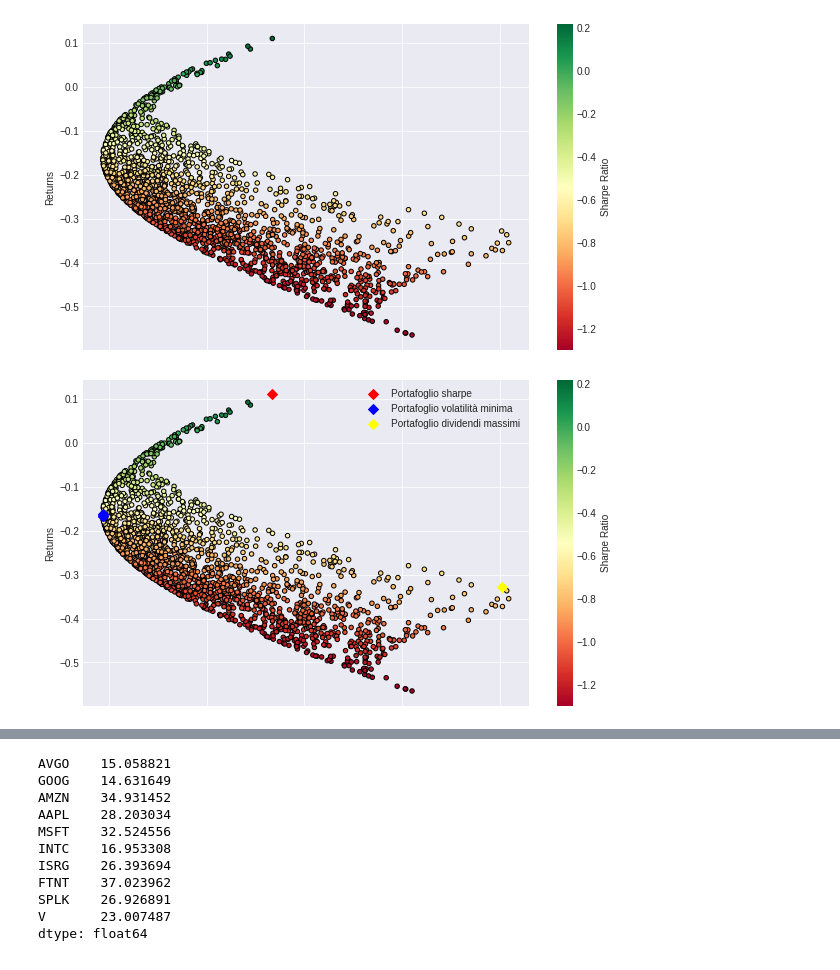
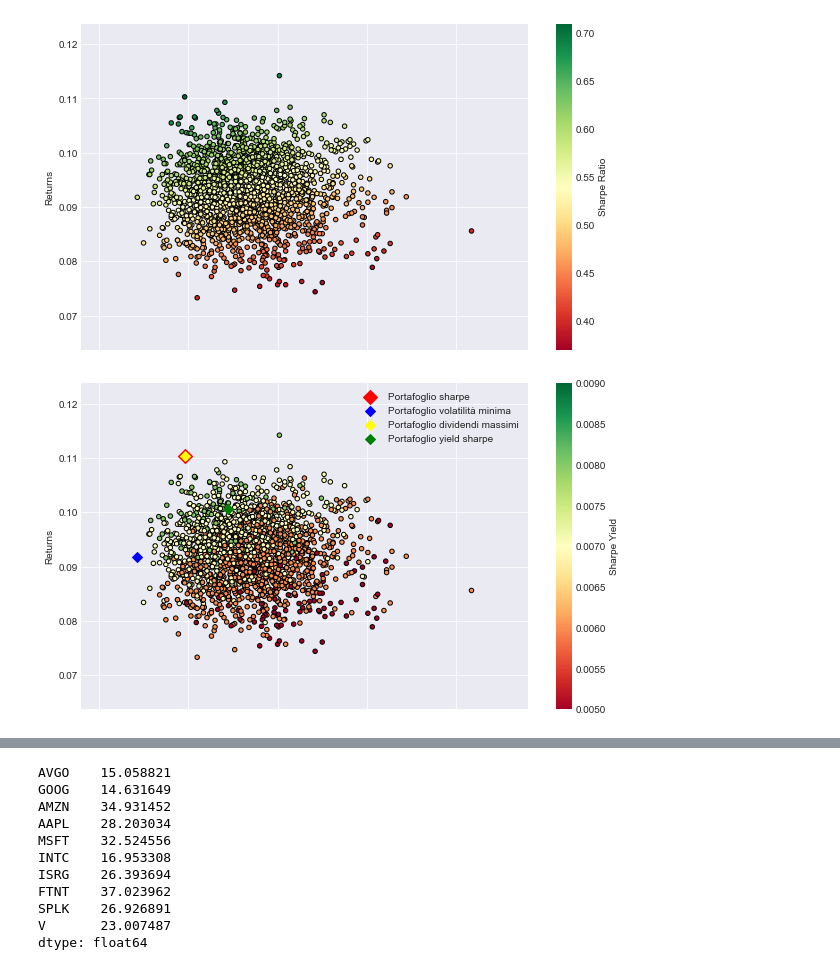
Before and after one commit to Gambi97/Portfolio-Optimization, a Jupyter notebook: portopt.ipynb, the cells around one changed output, grey strips where cells are left out. Drawn from its saved outputs; the diff is of its cells as text; code cells hidden in the pictures.

Commit message:
add indicatore
è da mettere a posto

```diff
--- a/portopt.ipynb
+++ b/portopt.ipynb
@@ -16,10 +16,10 @@ import seaborn as sns
 # %%
 #estrapolo i dati  per trovare la combinazione di portafoglio adeguata
 
-start_date = '2020-1-1'
-end_date = '2020-4-25'
+start_date = '2016-11-3'
+end_date = '2020-04-29'
 capitale = 100
-assets=['PSA', 'TLS', 'FCA']
+assets= ['T']
 
 #Dataframe per valori di chiusura
 pf_data = pd.DataFrame()
@@ -82,6 +83,7 @@ pfoglio_volatilities=[]
 pfoglio_weights=[]
 pfoglio_sharpe_ratio = []
 pfoglio_dividends = []
+pfoglio_sharpe_yield = []
 risk_free = 0.025 #bot 10 anni US
 stock_value = (pf_data.values[0]) #valore della stock allo start_date
                                   #verificare che il primo valore non sia un NaN
@@ -97,16 +99,19 @@ for x in range (2000):
     sharpe_ratio = np.around((returns - risk_free)/volatility,2)
     n_stocks = capitale*weights/stock_value
     dividends = np.around(np.sum((pf_div*n_stocks).sum(axis = 0)),2)
+    sharpe_yield = np.round(sharpe_ratio/dividends,3) #indicatore per trovare il miglior rapporto sharpe_divid
 
     pfoglio_weights.append(weights)
     pfoglio_returns.append(returns)
     pfoglio_volatilities.append(volatility)
     pfoglio_sharpe_ratio.append(sharpe_ratio)
     pfoglio_dividends.append(dividends)
+    pfoglio_sharpe_yield.append(sharpe_yield)
 
 
 portfoglios=pd.DataFrame({'Return': pfoglio_returns, 'Volatility': pfoglio_volatilities,
-                          'Sharpe Ratio': pfoglio_sharpe_ratio, 'Dividends': pfoglio_dividends})
+                          'Sharpe Ratio': pfoglio_sharpe_ratio, 'Dividends': pfoglio_dividends,
+                          'Sharpe Yield': pfoglio_sharpe_yield})
 portfoglios=pd.concat([portfoglios, pd.DataFrame(pfoglio_weights)], axis=1);
-columns_name = [ 'Returns', 'Volatility','Sharpe Ratio', 'Dividends'] + ["Weight_" + assets for assets in assets]
+columns_name = [ 'Returns', 'Volatility','Sharpe Ratio', 'Dividends', 'Sharpe Yield'] + ["Weight_" + assets for assets in assets]
 portfoglios.columns= columns_name
@@ -117,28 +143,32 @@ plt.style.use('seaborn-dark')
 portfoglios.plot( x='Volatility', y='Returns', kind='scatter',figsize=(10,6),
                   c='Sharpe Ratio', cmap='RdYlGn', edgecolors='black',grid=True);
 # %% [output]
-[figure, old version]
+[figure, new version]
 # %%
 min_volatility = portfoglios['Volatility'].min()
 max_sharpe = portfoglios['Sharpe Ratio'].max()
 max_yield = portfoglios['Dividends'].max()
+max_yieldsharpe = portfoglios['Sharpe Yield'].max()
 # use the min, max values to locate and create the two special portfolios
 sharpe_portfolio = portfoglios.loc[portfoglios['Sharpe Ratio'] == max_sharpe]
 min_variance_port = portfoglios.loc[portfoglios['Volatility'] == min_volatility]
 dividends_port = portfoglios.loc[portfoglios['Dividends'] == max_yield]
+maximize_sharpeyield_port = portfoglios.loc[portfoglios['Sharpe Yield'] == max_yieldsharpe]
 # %%
 plt.style.use('seaborn-dark')
 portfoglios.plot( x='Volatility', y='Returns', kind='scatter',figsize=(10,6),
-                  c='Sharpe Ratio', cmap='RdYlGn', edgecolors='black',grid=True);
+                  c='Sharpe Yield', cmap='RdYlGn', edgecolors='black',grid=True);
 plt.scatter(x=sharpe_portfolio['Volatility'], y=sharpe_portfolio['Returns'],
-            c='red', marker='D', s=50 , label = 'Portafoglio sharpe');
+            c='red', marker='D', s=100 , label = 'Portafoglio sharpe');
 plt.scatter(x=min_variance_port['Volatility'], y=min_variance_port['Returns'],
             c='blue', marker='D', s=50, label = 'Portafoglio volatilità minima');
 plt.scatter(x= dividends_port['Volatility'], y= dividends_port['Returns'],
             c='yellow', marker='D', s=50, label = 'Portafoglio dividendi massimi');
+plt.scatter(x= maximize_sharpeyield_port['Volatility'], y= maximize_sharpeyield_port['Returns'],
+            c='green', marker='D', s=50, label = 'Portafoglio yield sharpe');
 plt.legend();
 # %% [output]
-[figure, old version]
+[figure, new version]
 # %%
 display(min_variance_port)
 display(sharpe_portfolio)
```
Also changed, not shown: parts of 9 cells of this notebook.
